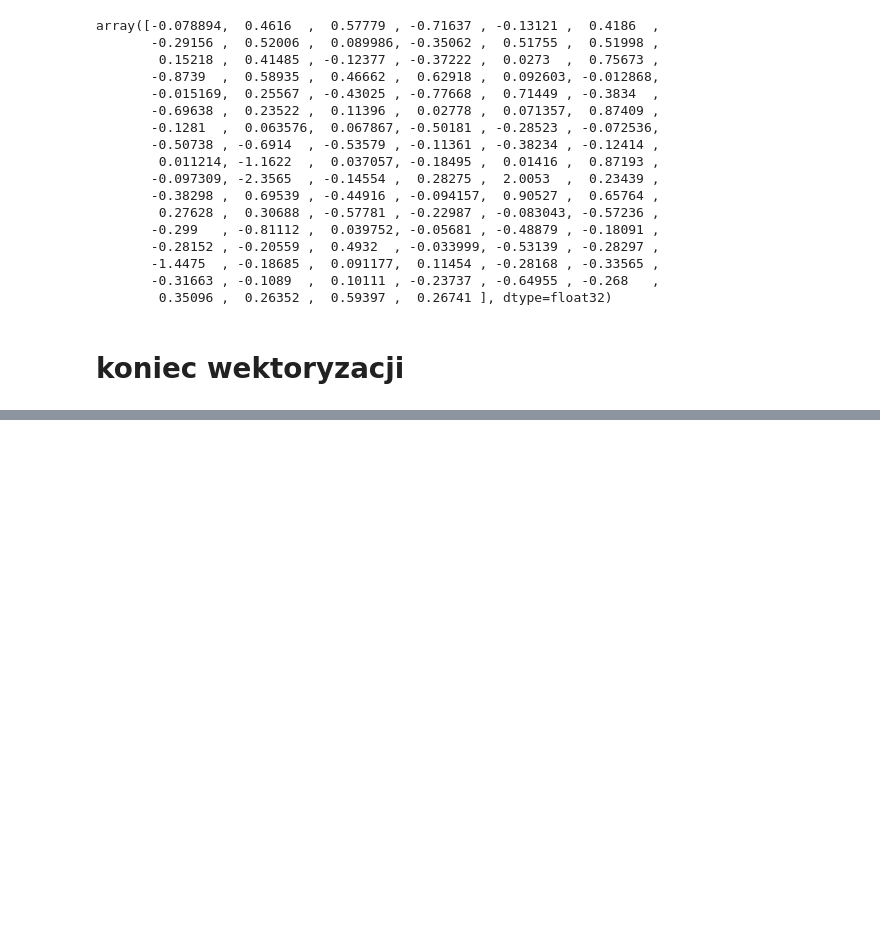
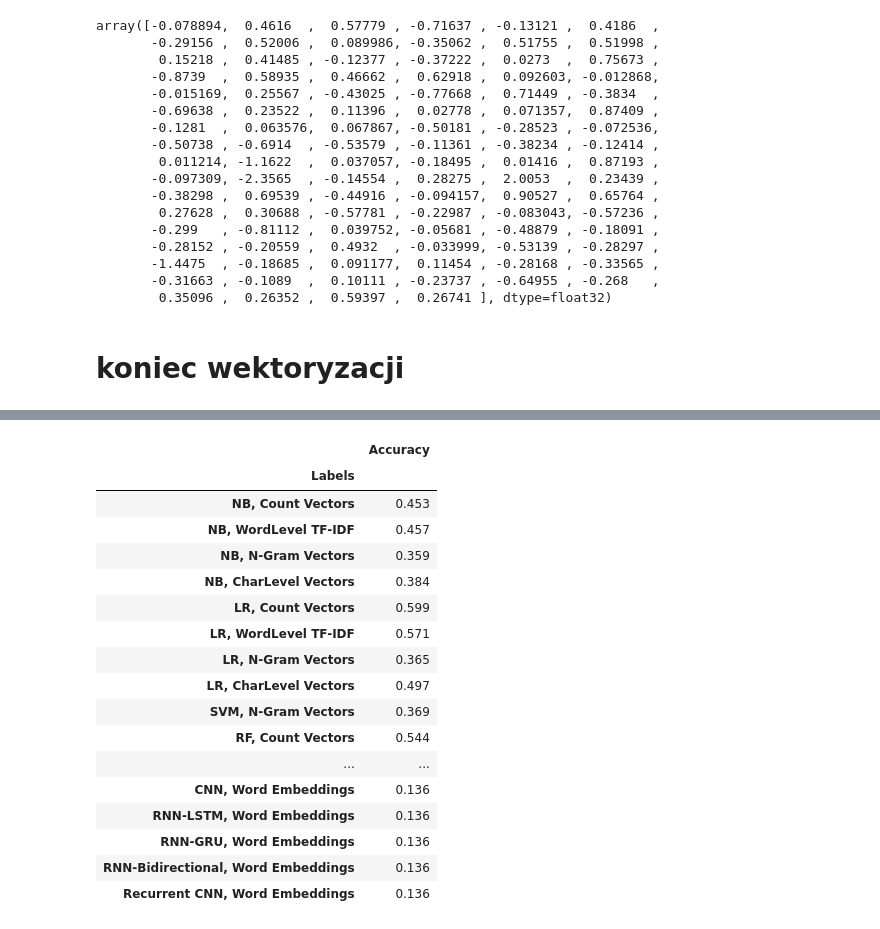
Before and after one commit to mxnogala/Api_w_eksploracji_danych_CDV, a Jupyter notebook: Covid-19-Text-Classification.ipynb, the cells around one changed output, grey strips where cells are left out. Saved outputs shown, nothing was run; the diff lists cells and outputs as text; code cells hidden in the pictures; blank space fills up the shorter version.

```diff
--- a/Covid-19-Text-Classification.ipynb
+++ b/Covid-19-Text-Classification.ipynb
@@ -594,0 +650,3 @@ train
+# %%
+accuracyArray = []
+len(accuracyArray)
@@ -594,0 +787,17 @@ train
+# %%
+def create_model_architecture(input_size):
+    input_layer = layers.Input((input_size, ), sparse=True)
+
+    hidden_layer = layers.Dense(100, activation="relu")(input_layer)
+
+    output_layer = layers.Dense(1, activation="sigmoid")(hidden_layer)
+
+    classifier = models.Model(inputs = input_layer, outputs = output_layer)
+    classifier.compile(optimizer=optimizers.Adam(), loss='binary_crossentropy')
+    return classifier
+
+classifier = create_model_architecture(xtrain_tfidf_ngram.shape[1])
+accuracy = train_model(classifier, xtrain_tfidf_ngram, train_y, xvalid_tfidf_ngram, is_neural_net=True)
+accuracy = round(accuracy, 3)
+print ("NN, Ngram Level TF IDF Vectors",  accuracy)
+accuracyArray.append(accuracy)
@@ -594,0 +984,21 @@ train
+# %%
+df
+# %% [output]
+|  | Accuracy |
+| Labels |  |
+| NB, Count Vectors | 0.453 |
+| NB, WordLevel TF-IDF | 0.457 |
+| NB, N-Gram Vectors | 0.359 |
+| NB, CharLevel Vectors | 0.384 |
+| LR, Count Vectors | 0.599 |
+| LR, WordLevel TF-IDF | 0.571 |
+| LR, N-Gram Vectors | 0.365 |
+| LR, CharLevel Vectors | 0.497 |
+| SVM, N-Gram Vectors | 0.369 |
+| RF, Count Vectors | 0.544 |
+| ... | ... |
+| CNN, Word Embeddings | 0.136 |
+| RNN-LSTM, Word Embeddings | 0.136 |
+| RNN-GRU, Word Embeddings | 0.136 |
+| RNN-Bidirectional, Word Embeddings | 0.136 |
+| Recurrent CNN, Word Embeddings | 0.136 |
```
Also changed, not shown: parts of 55 cells of this notebook, 1 other file.
